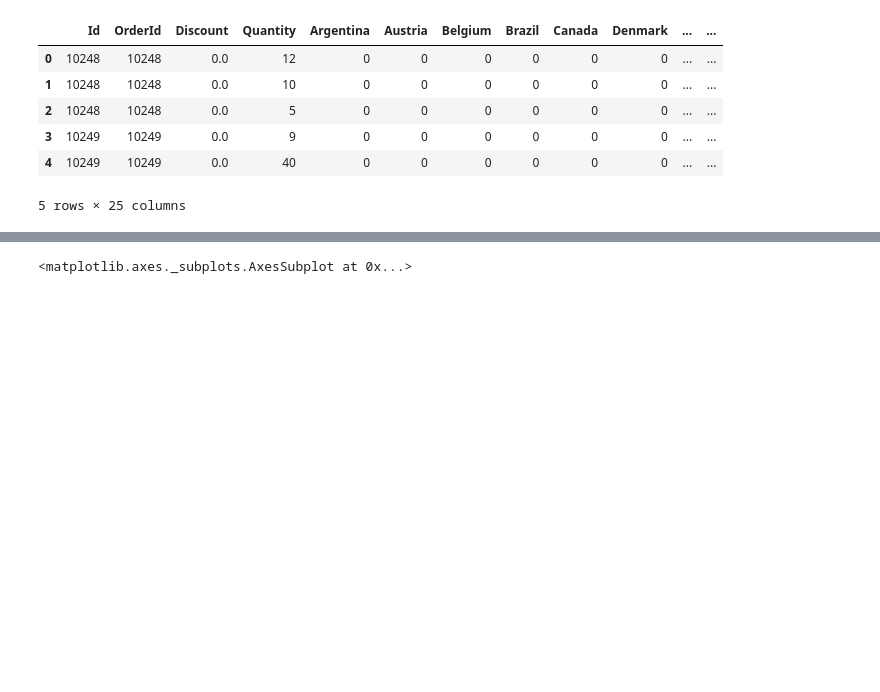
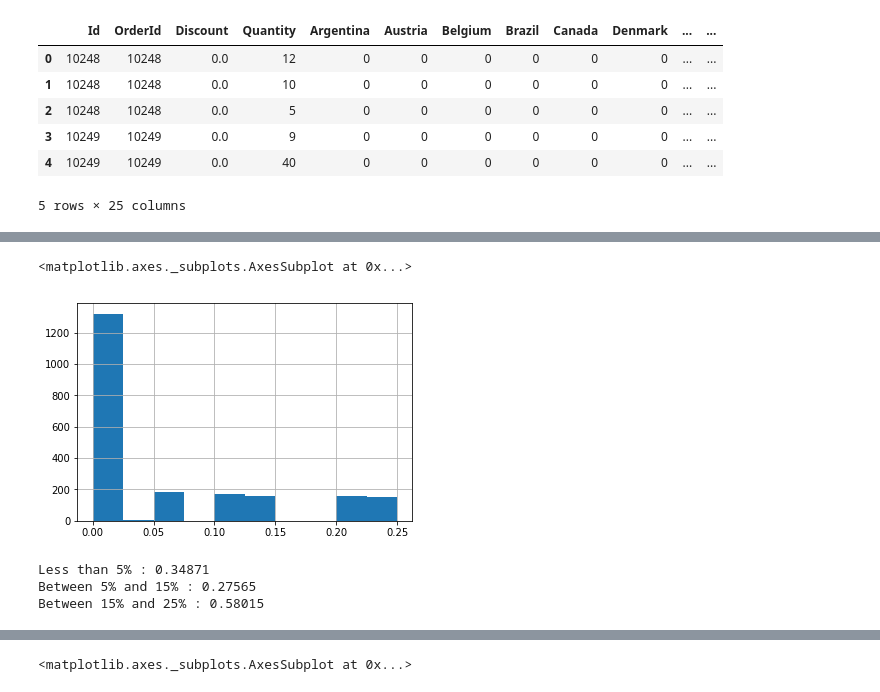
Before and after one commit to matthewsparr/Northwind-Database-Hypothesis-Testing, a Jupyter notebook: project.ipynb, the cells around one changed output, grey strips where cells are left out. Saved outputs shown, nothing was run; the diff lists cells and outputs as text; code cells hidden in the pictures; blank space fills up the shorter version.

```diff
--- a/project.ipynb
+++ b/project.ipynb
@@ -91,8 +91,3 @@ order_details.describe()
 | 50% | 10657.000000 | 41.000000 | 18.400000 | 20.000000 | 0.000000 |
 | 75% | 10862.500000 | 60.000000 | 32.000000 | 30.000000 | 0.100000 |
 | max | 11077.000000 | 77.000000 | 263.500000 | 130.000000 | 0.250000 |
-# %%
-order_details.reset_index(drop=True, inplace=True)
-y = order_details.iloc[:,3].values
-X = order_details.iloc[:,4].values
-X_train , X_test, y_train, y_test = train_test_split(X.reshape(-1,1), y.reshape(-1,1), test_size=0.25, random_state=47)
@@ -242,0 +206,16 @@ strong multicollinearity problems or that the design matrix is singular.
+# %%
+order_details.Discount.hist()
+# %% [output]
+<matplotlib.axes._subplots.AxesSubplot at 0x...>
+[figure, added]
+# %%
+disc_05 = order_details[['Quantity','Discount']][(order_details.Discount<0.05) & (order_details.Discount>0)]
+disc_15 = order_details[['Quantity','Discount']][(order_details.Discount<0.15) & (order_details.Discount > 0.05)]
+disc_25 = order_details[['Quantity','Discount']][order_details.Discount>0.15]
+print("Less than 5% : " + str(round(ols(formula='Quantity ~ Discount', data=disc_05).fit().pvalues[1],5)))
+print("Between 5% and 15% : " + str(round(ols(formula='Quantity ~ Discount', data=disc_15).fit().pvalues[1],5)))
+print("Between 15% and 25% : " + str(round(ols(formula='Quantity ~ Discount', data=disc_25).fit().pvalues[1],5)))
+# %% [output]
+Less than 5% : 0.34871
+Between 5% and 15% : 0.27565
+Between 15% and 25% : 0.58015
```
Also changed, not shown: parts of 31 cells of this notebook, 1 other file.
